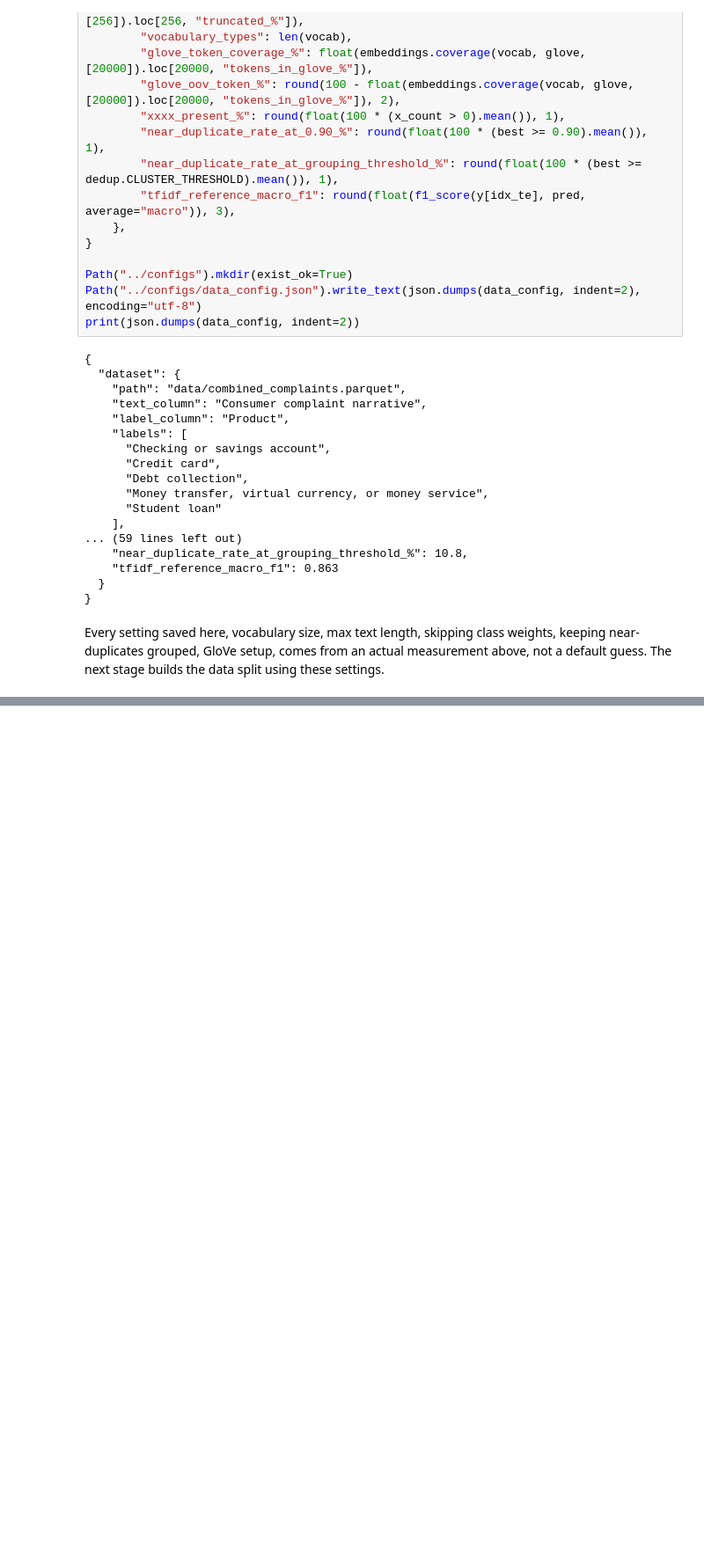
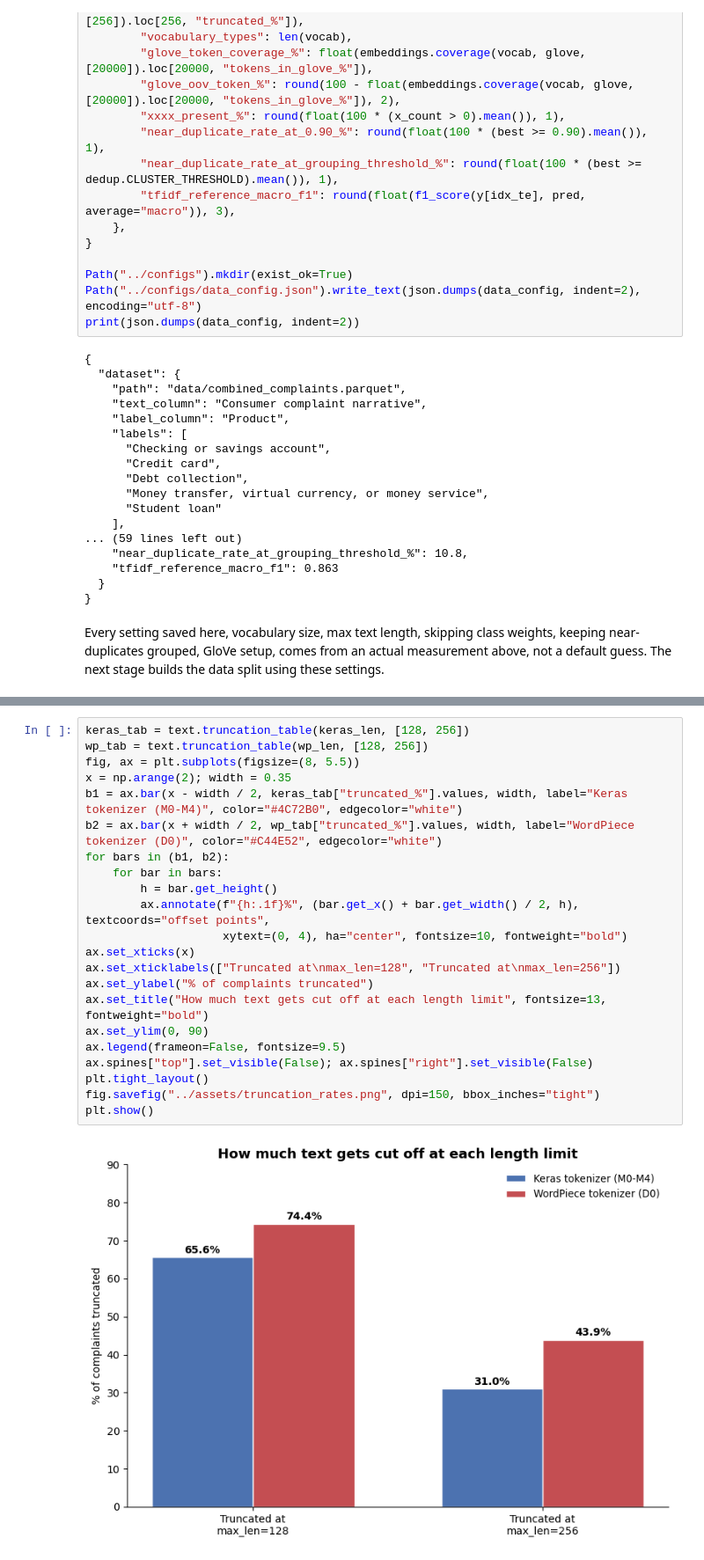
Before and after one commit to Udbhav748/fintech-complaint-classification-lstm-distilbert, a Jupyter notebook: notebooks/01_eda.ipynb, the cells around one changed output, grey strips where cells are left out. Shown at 88% size. Saved outputs shown, nothing was run; the diff lists cells and outputs as text; blank space fills up the shorter version.

```diff
--- a/notebooks/01_eda.ipynb
+++ b/notebooks/01_eda.ipynb
@@ -1015,0 +1077,24 @@ Every setting saved here, vocabulary size, max text length, skipping class weigh
+# %%
+keras_tab = text.truncation_table(keras_len, [128, 256])
+wp_tab = text.truncation_table(wp_len, [128, 256])
+fig, ax = plt.subplots(figsize=(8, 5.5))
+x = np.arange(2); width = 0.35
+b1 = ax.bar(x - width / 2, keras_tab["truncated_%"].values, width, label="Keras tokenizer (M0-M4)", color="#4C72B0", edgecolor="white")
+b2 = ax.bar(x + width / 2, wp_tab["truncated_%"].values, width, label="WordPiece tokenizer (D0)", color="#C44E52", edgecolor="white")
+for bars in (b1, b2):
+    for bar in bars:
+        h = bar.get_height()
+        ax.annotate(f"{h:.1f}%", (bar.get_x() + bar.get_width() / 2, h), textcoords="offset points",
+                    xytext=(0, 4), ha="center", fontsize=10, fontweight="bold")
+ax.set_xticks(x)
+ax.set_xticklabels(["Truncated at\nmax_len=128", "Truncated at\nmax_len=256"])
+ax.set_ylabel("% of complaints truncated")
+ax.set_title("How much text gets cut off at each length limit", fontsize=13, fontweight="bold")
+ax.set_ylim(0, 90)
+ax.legend(frameon=False, fontsize=9.5)
+ax.spines["top"].set_visible(False); ax.spines["right"].set_visible(False)
+plt.tight_layout()
+fig.savefig("../assets/truncation_rates.png", dpi=150, bbox_inches="tight")
+plt.show()
+# %% [output]
+[figure, added]
```
Also changed, not shown: parts of 4 cells of this notebook, 12 other files.
